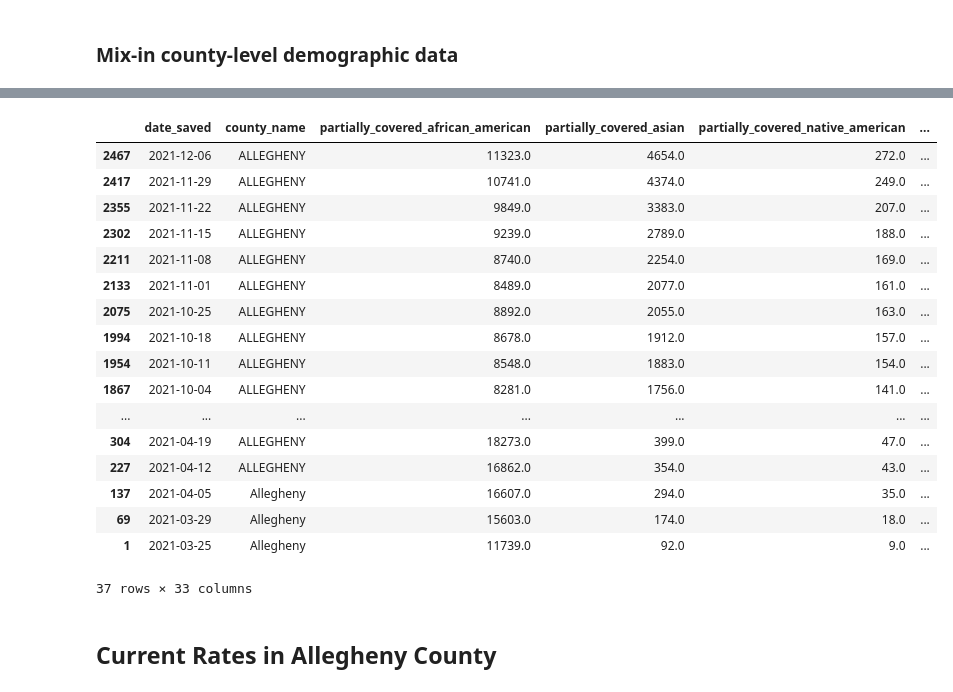
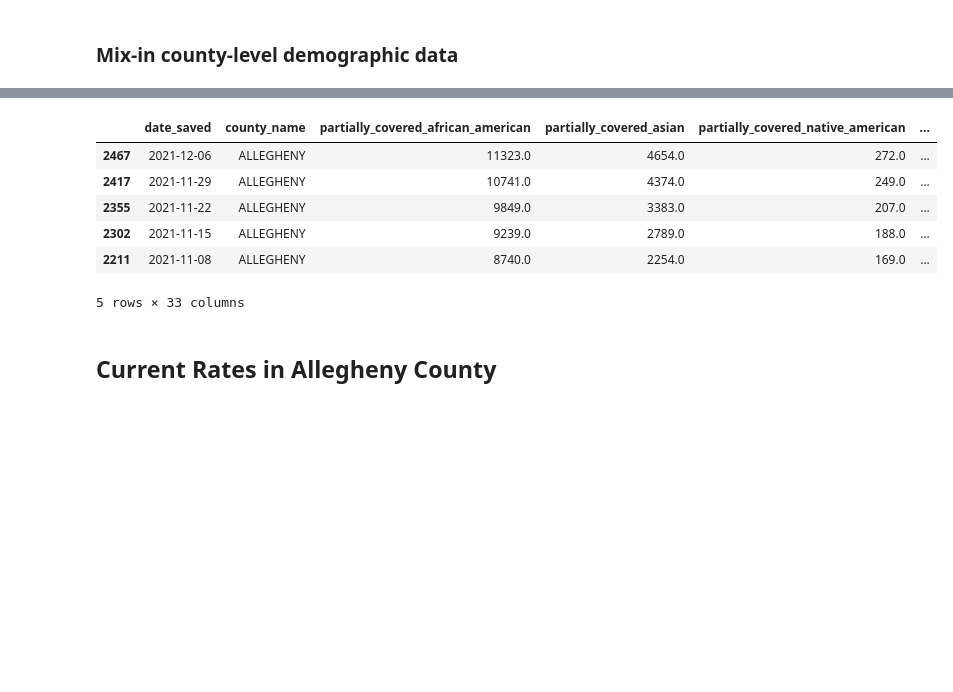
Before and after one commit to WPRDC/bec-vaccination-map, a Jupyter notebook: notebooks/vaccination-rates.ipynb, the cells around one changed output, grey strips where cells are left out. Saved outputs shown, nothing was run; the diff lists cells and outputs as text; code cells hidden in the pictures; blank space fills up the shorter version.

```diff
--- a/notebooks/vaccination-rates.ipynb
+++ b/notebooks/vaccination-rates.ipynb
@@ -200,6 +161,7 @@ ac_age_race_lookup
 # %%
 import numpy as np
-
+county_demog_df = pd.read_csv('https://github.com/WPRDC/bec-vaccination-map/raw/main/notebooks/ac_age_race.tsv', sep='\t')
+ac_age_race_lookup = county_demog_df.to_dict('records')[0]
 # Demographic data from from ACS 2019 (5yr agg)
 county_total_pop = ac_age_race_lookup['B01001001']  # 1221744
 county_black_pop = ac_age_race_lookup['B01001B001']  # 157060
@@ -251,45 +213,34 @@ county_df['partially_covered_%_african_american_cur'] = county_df['partially_cov
 
 # Join into one column based on date
 county_df['fully_covered_%_total_both'] = np.where(
     county_df.date_saved >= lt_5_auth_date,
     county_df['fully_covered_%_total_cur'] * 100,
     county_df['fully_covered_%_total_old'] * 100
 )
 county_df['fully_covered_%_african_american_both'] = np.where(
     county_df.date_saved >= lt_5_auth_date,
     county_df['fully_covered_%_african_american_cur'] * 100,
     county_df['fully_covered_%_african_american_old'] * 100
 )
 county_df['partially_covered_%_total_both'] = np.where(
     county_df.date_saved >= lt_5_auth_date,
     county_df['partially_covered_%_total_cur'] * 100,
     county_df['partially_covered_%_total_old'] * 100
 )
 county_df['partially_covered_%_african_american_both'] = np.where(
     county_df.date_saved >= lt_5_auth_date,
     county_df['partially_covered_%_african_american_cur'] * 100,
     county_df['partially_covered_%_african_american_old'] * 100
 )
 
-county_df.sort_index(ascending=False)
+county_df.sort_index(ascending=False).head()
 # %% [output]
 |  | date_saved | county_name | partially_covered_african_american | partially_covered_asian | partially_covered_native_american | ... |
 | 2467 | 2021-12-06 | ALLEGHENY | 11323.0 | 4654.0 | 272.0 | ... |
 | 2417 | 2021-11-29 | ALLEGHENY | 10741.0 | 4374.0 | 249.0 | ... |
 | 2355 | 2021-11-22 | ALLEGHENY | 9849.0 | 3383.0 | 207.0 | ... |
 | 2302 | 2021-11-15 | ALLEGHENY | 9239.0 | 2789.0 | 188.0 | ... |
 | 2211 | 2021-11-08 | ALLEGHENY | 8740.0 | 2254.0 | 169.0 | ... |
-| 2133 | 2021-11-01 | ALLEGHENY | 8489.0 | 2077.0 | 161.0 | ... |
-| 2075 | 2021-10-25 | ALLEGHENY | 8892.0 | 2055.0 | 163.0 | ... |
-| 1994 | 2021-10-18 | ALLEGHENY | 8678.0 | 1912.0 | 157.0 | ... |
-| 1954 | 2021-10-11 | ALLEGHENY | 8548.0 | 1883.0 | 154.0 | ... |
-| 1867 | 2021-10-04 | ALLEGHENY | 8281.0 | 1756.0 | 141.0 | ... |
-| ... | ... | ... | ... | ... | ... | ... |
-| 304 | 2021-04-19 | ALLEGHENY | 18273.0 | 399.0 | 47.0 | ... |
-| 227 | 2021-04-12 | ALLEGHENY | 16862.0 | 354.0 | 43.0 | ... |
-| 137 | 2021-04-05 | Allegheny | 16607.0 | 294.0 | 35.0 | ... |
-| 69 | 2021-03-29 | Allegheny | 15603.0 | 174.0 | 18.0 | ... |
-| 1 | 2021-03-25 | Allegheny | 11739.0 | 92.0 | 9.0 | ... |
-37 rows × 33 columns
+5 rows × 33 columns
 # %% [markdown]
 ## Current Rates in Allegheny County
```
Also changed, not shown: parts of 6 cells of this notebook, 1 other file.
